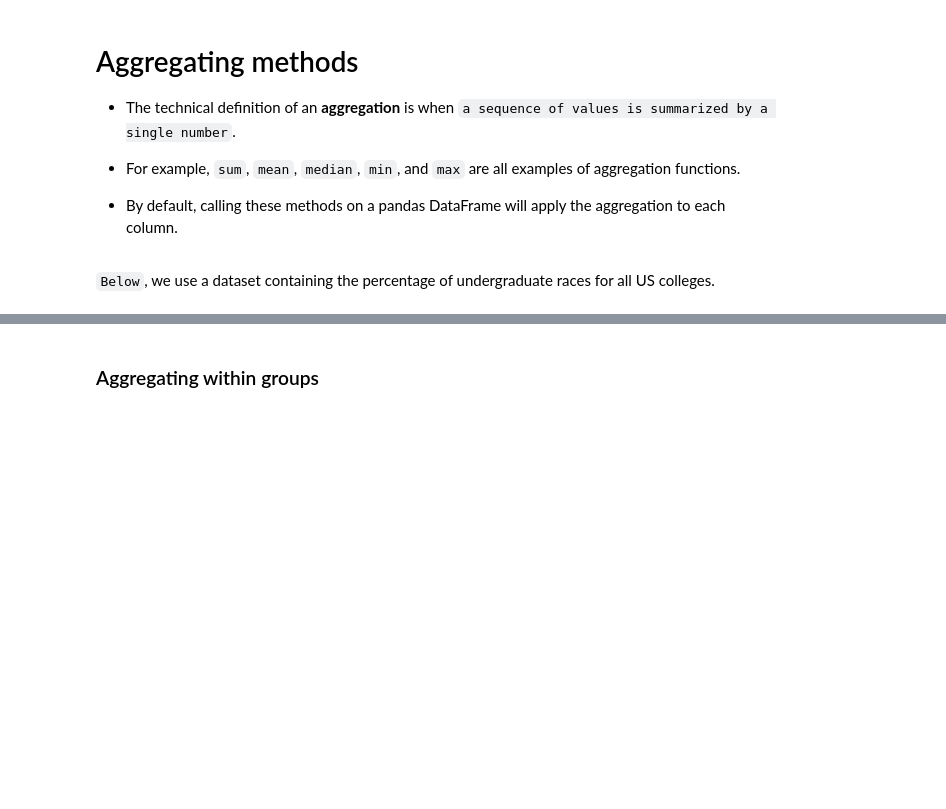
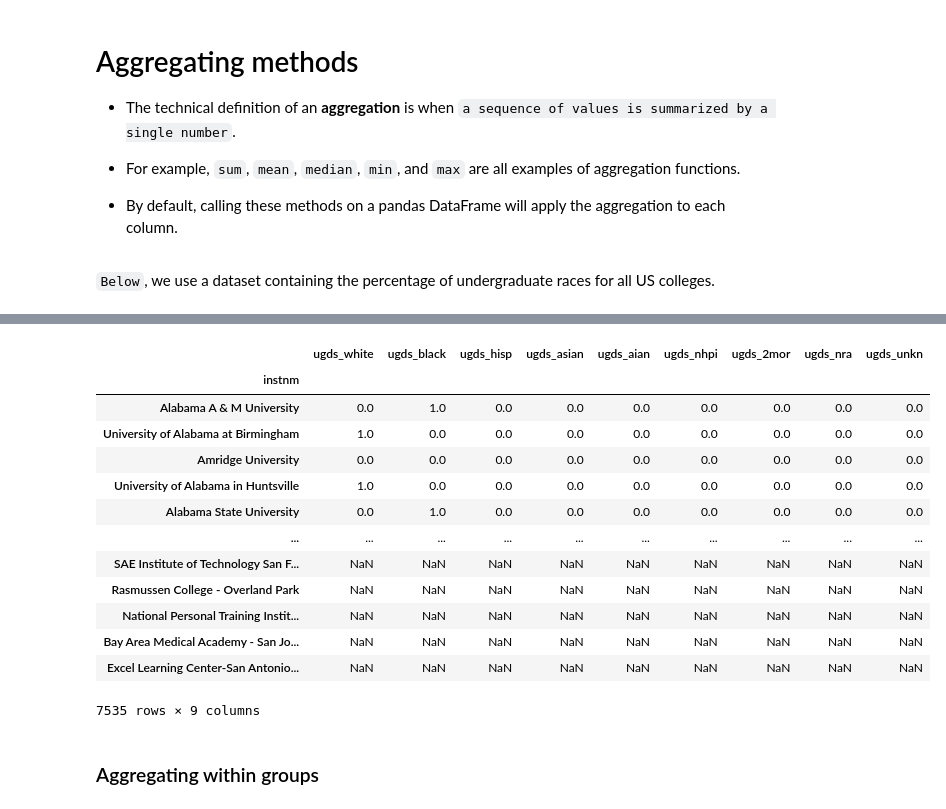
Before and after one commit to HalaMostafa/BeIN2023_DataAnalysis, a Jupyter notebook: 02. Data Types and Missing Values.ipynb, the cells around one changed output, grey strips where cells are left out. Saved outputs shown, nothing was run; the diff lists cells and outputs as text; code cells hidden in the pictures; blank space fills up the shorter version.

```diff
--- a/02. Data Types and Missing Values.ipynb
+++ b/02. Data Types and Missing Values.ipynb
@@ -157,3 +315,20 @@ cr.head()
+# %%
+cr.round()
+# %% [output]
+|  | ugds_white | ugds_black | ugds_hisp | ugds_asian | ugds_aian | ugds_nhpi | ugds_2mor | ugds_nra | ugds_unkn |
+| instnm |  |  |  |  |  |  |  |  |  |
+| Alabama A & M University | 0.0 | 1.0 | 0.0 | 0.0 | 0.0 | 0.0 | 0.0 | 0.0 | 0.0 |
+| University of Alabama at Birmingham | 1.0 | 0.0 | 0.0 | 0.0 | 0.0 | 0.0 | 0.0 | 0.0 | 0.0 |
+| Amridge University | 0.0 | 0.0 | 0.0 | 0.0 | 0.0 | 0.0 | 0.0 | 0.0 | 0.0 |
+| University of Alabama in Huntsville | 1.0 | 0.0 | 0.0 | 0.0 | 0.0 | 0.0 | 0.0 | 0.0 | 0.0 |
+| Alabama State University | 0.0 | 1.0 | 0.0 | 0.0 | 0.0 | 0.0 | 0.0 | 0.0 | 0.0 |
+| ... | ... | ... | ... | ... | ... | ... | ... | ... | ... |
+| SAE Institute of Technology San F... | NaN | NaN | NaN | NaN | NaN | NaN | NaN | NaN | NaN |
+| Rasmussen College - Overland Park | NaN | NaN | NaN | NaN | NaN | NaN | NaN | NaN | NaN |
+| National Personal Training Instit... | NaN | NaN | NaN | NaN | NaN | NaN | NaN | NaN | NaN |
+| Bay Area Medical Academy - San Jo... | NaN | NaN | NaN | NaN | NaN | NaN | NaN | NaN | NaN |
+| Excel Learning Center-San Antonio... | NaN | NaN | NaN | NaN | NaN | NaN | NaN | NaN | NaN |
+7535 rows × 9 columns
 # %% [markdown]
 ### Aggregating within groups
 # %%
```
Also changed, not shown: parts of 24 cells of this notebook.
